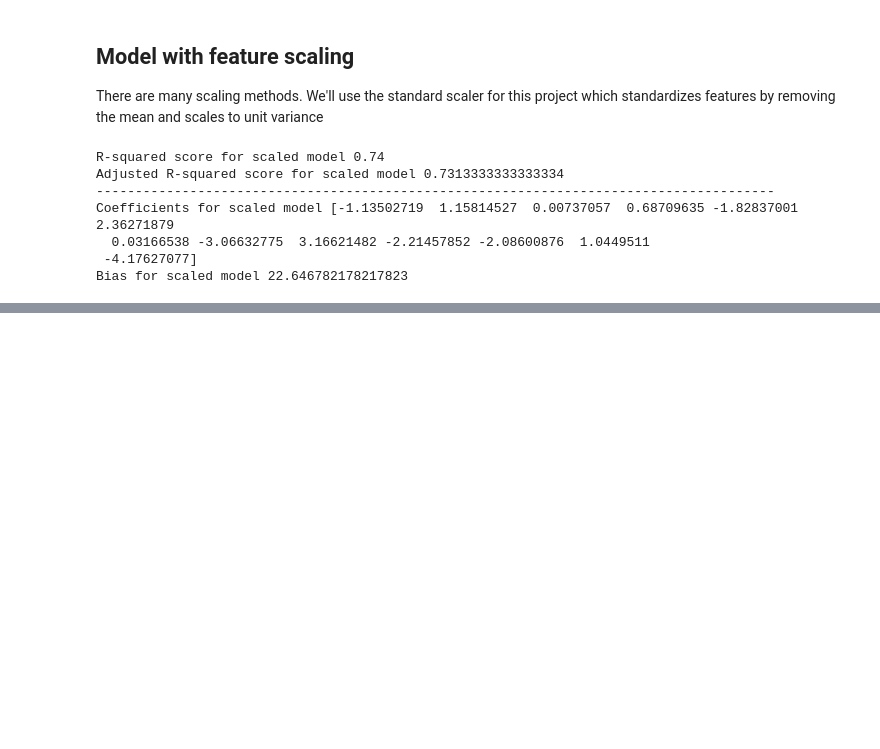
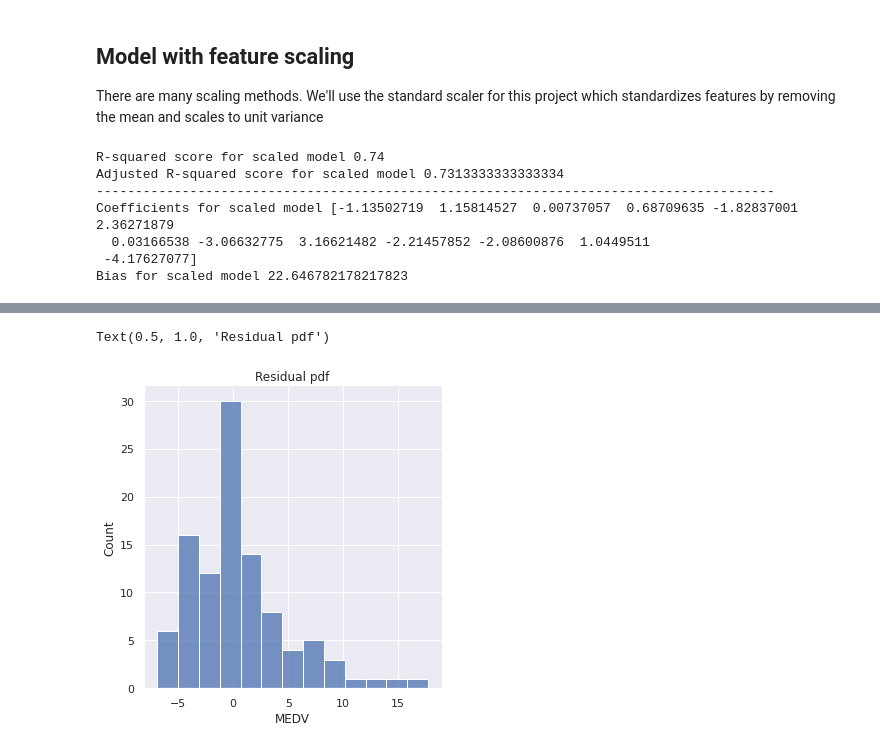
Before and after one commit to Tashhfia/Boston-House-Prices, a Jupyter notebook: house-price-prediction.ipynb, the cells around one changed output, grey strips where cells are left out. Cells and saved outputs as stored; diff of their text form; code cells hidden in the pictures; blank space fills up the shorter version.

```diff
--- a/house-price-prediction.ipynb
+++ b/house-price-prediction.ipynb
@@ -189,0 +190,6 @@ Text(0.5, 1.0, 'Actual Prices vs Predicted prices')
+# %%
+sns.displot(y_test-y_pred)
+plt.title("Residual pdf")
+# %% [output]
+Text(0.5, 1.0, 'Residual pdf')
+[figure, added]
```
Also changed, not shown: parts of 4 cells of this notebook.
